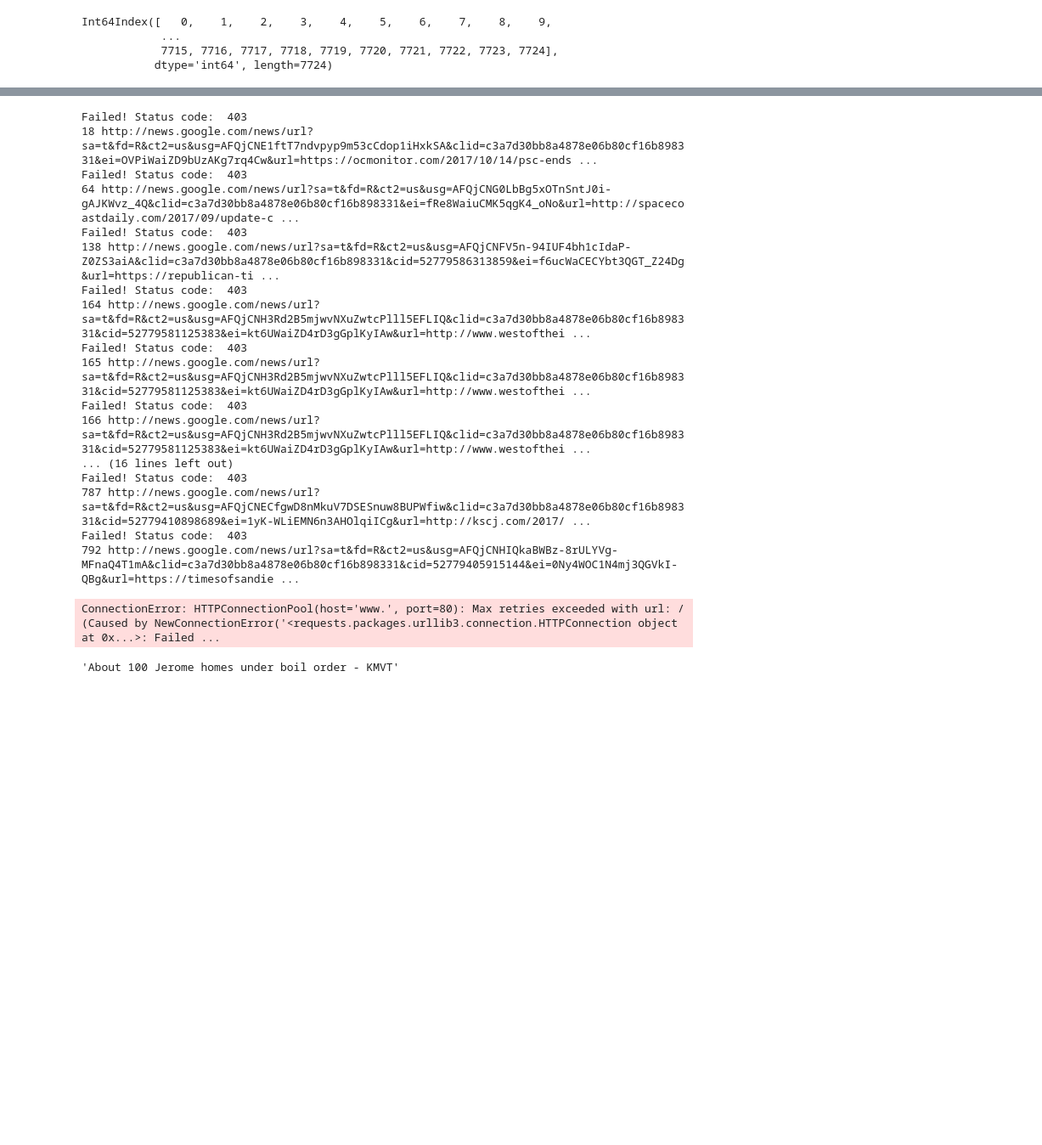
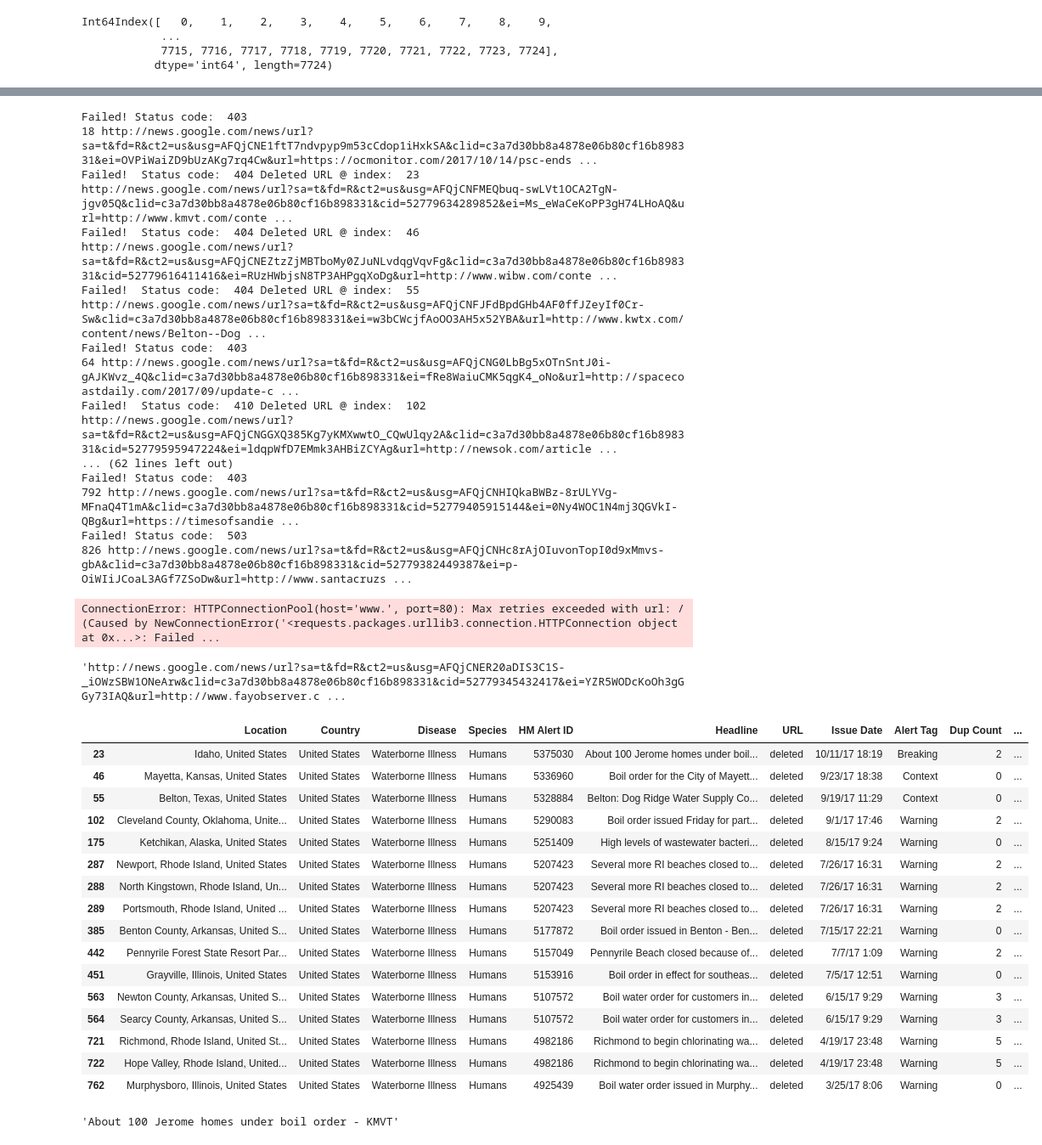
Before and after one commit to CMantell/Capstone---Boil-Order-Classifier, a Jupyter notebook: Capstone Project.ipynb, the cells around one changed output, grey strips where cells are left out. Shown at 85% size. Cells and saved outputs as stored; diff of their text form; code cells hidden in the pictures; blank space fills up the shorter version.

```diff
--- a/Capstone Project.ipynb
+++ b/Capstone Project.ipynb
@@ -381,18 +381,18 @@ soups = {}
 counter = 0
 for index, url in enumerate(df.URL):
     res = requests.get(url)
+    counter += 1
     if res.status_code == 404 or res.status_code == 410:
         df.at[index, 'URL'] = 'deleted'
+        print('Failed!  Status code: ', res.status_code, 'Deleted URL @ index: ', index)
+        print(url)
     elif res.status_code != 200:
         print('Failed! Status code: ', res.status_code)
         print(index, url)
-        continue
     else:
-        pass
-    soup = BeautifulSoup(res.content, 'lxml')
-    soups[index] = soup
-    counter += 1
-    time.sleep(1)
+        soup = BeautifulSoup(res.content, 'lxml')
+        soups[index] = soup
+        time.sleep(1)
     if counter % 1000 == 0:
         print(counter)
         print(len(soups))
@@ -401,19 +401,25 @@ for index, url in enumerate(df.URL):
 # %% [output]
 Failed! Status code:  403
 18 http://news.google.com/news/url?sa=t&fd=R&ct2=us&usg=AFQjCNE1ftT7ndvpyp9m53cCdop1iHxkSA&clid=c3a7d30bb8a4878e06b80cf16b898331&ei=OVPiWaiZD9bUzAKg7rq4Cw&url=https://ocmonitor.com/2017/10/14/psc-ends ...
+Failed!  Status code:  404 Deleted URL @ index:  23
+http://news.google.com/news/url?sa=t&fd=R&ct2=us&usg=AFQjCNFMEQbuq-swLVt1OCA2TgN-jgv05Q&clid=c3a7d30bb8a4878e06b80cf16b898331&cid=52779634289852&ei=Ms_eWaCeKoPP3gH74LHoAQ&url=http://www.kmvt.com/conte ...
+Failed!  Status code:  404 Deleted URL @ index:  46
+http://news.google.com/news/url?sa=t&fd=R&ct2=us&usg=AFQjCNEZtzZjMBTboMy0ZJuNLvdqgVqvFg&clid=c3a7d30bb8a4878e06b80cf16b898331&cid=52779616411416&ei=RUzHWbjsN8TP3AHPgqXoDg&url=http://www.wibw.com/conte ...
+Failed!  Status code:  404 Deleted URL @ index:  55
+http://news.google.com/news/url?sa=t&fd=R&ct2=us&usg=AFQjCNFJFdBpdGHb4AF0ffJZeyIf0Cr-Sw&clid=c3a7d30bb8a4878e06b80cf16b898331&ei=w3bCWcjfAoOO3AH5x52YBA&url=http://www.kwtx.com/content/news/Belton--Dog ...
 Failed! Status code:  403
 64 http://news.google.com/news/url?sa=t&fd=R&ct2=us&usg=AFQjCNG0LbBg5xOTnSntJ0i-gAJKWvz_4Q&clid=c3a7d30bb8a4878e06b80cf16b898331&ei=fRe8WaiuCMK5qgK4_oNo&url=http://spacecoastdaily.com/2017/09/update-c ...
-Failed! Status code:  403
-138 http://news.google.com/news/url?sa=t&fd=R&ct2=us&usg=AFQjCNFV5n-94IUF4bh1cIdaP-Z0ZS3aiA&clid=c3a7d30bb8a4878e06b80cf16b898331&cid=52779586313859&ei=f6ucWaCECYbt3QGT_Z24Dg&url=https://republican-ti ...
-Failed! Status code:  403
-164 http://news.google.com/news/url?sa=t&fd=R&ct2=us&usg=AFQjCNH3Rd2B5mjwvNXuZwtcPlll5EFLIQ&clid=c3a7d30bb8a4878e06b80cf16b898331&cid=52779581125383&ei=kt6UWaiZD4rD3gGplKyIAw&url=http://www.westofthei ...
-Failed! Status code:  403
-165 http://news.google.com/news/url?sa=t&fd=R&ct2=us&usg=AFQjCNH3Rd2B5mjwvNXuZwtcPlll5EFLIQ&clid=c3a7d30bb8a4878e06b80cf16b898331&cid=52779581125383&ei=kt6UWaiZD4rD3gGplKyIAw&url=http://www.westofthei ...
-Failed! Status code:  403
-166 http://news.google.com/news/url?sa=t&fd=R&ct2=us&usg=AFQjCNH3Rd2B5mjwvNXuZwtcPlll5EFLIQ&clid=c3a7d30bb8a4878e06b80cf16b898331&cid=52779581125383&ei=kt6UWaiZD4rD3gGplKyIAw&url=http://www.westofthei ...
-... (16 lines left out)
-Failed! Status code:  403
-787 http://news.google.com/news/url?sa=t&fd=R&ct2=us&usg=AFQjCNECfgwD8nMkuV7DSESnuw8BUPWfiw&clid=c3a7d30bb8a4878e06b80cf16b898331&cid=52779410898689&ei=1yK-WLiEMN6n3AHOlqiICg&url=http://kscj.com/2017/ ...
+Failed!  Status code:  410 Deleted URL @ index:  102
+http://news.google.com/news/url?sa=t&fd=R&ct2=us&usg=AFQjCNGGXQ385Kg7yKMXwwtO_CQwUlqy2A&clid=c3a7d30bb8a4878e06b80cf16b898331&cid=52779595947224&ei=ldqpWfD7EMmk3AHBiZCYAg&url=http://newsok.com/article ...
+... (62 lines left out)
 Failed! Status code:  403
 792 http://news.google.com/news/url?sa=t&fd=R&ct2=us&usg=AFQjCNHIQkaBWBz-8rULYVg-MFnaQ4T1mA&clid=c3a7d30bb8a4878e06b80cf16b898331&cid=52779405915144&ei=0Ny4WOC1N4mj3QGVkI-QBg&url=https://timesofsandie ...
+Failed! Status code:  503
+826 http://news.google.com/news/url?sa=t&fd=R&ct2=us&usg=AFQjCNHc8rAjOIuvonTopI0d9xMmvs-gbA&clid=c3a7d30bb8a4878e06b80cf16b898331&cid=52779382449387&ei=p-OiWIiJCoaL3AGf7ZSoDw&url=http://www.santacruzs ...
 ConnectionError: HTTPConnectionPool(host='www.', port=80): Max retries exceeded with url: / (Caused by NewConnectionError('<requests.packages.urllib3.connection.HTTPConnection object at 0x...>: Failed ...
+# %%
+#check index 873 - failed - max retries?
+# Found DNS address can't be reached.  Gives this url: http://www./#2/67672274-3a3c-5d7c-8d5d-7755ad88fbce.html
+df.URL[873]
+# %% [output]
+'http://news.google.com/news/url?sa=t&fd=R&ct2=us&usg=AFQjCNER20aDIS3C1S-_iOWzSBW1ONeArw&clid=c3a7d30bb8a4878e06b80cf16b898331&cid=52779345432417&ei=YZR5WODcKoOh3gGGy73IAQ&url=http://www.fayobserver.c ...
@@ -419,0 +432,20 @@ ConnectionError: HTTPConnectionPool(host='www.', port=80): Max retries exceeded
+# %%
+df.loc[(df['URL'] == 'deleted')]
+# %% [output]
+|  | Location | Country | Disease | Species | HM Alert ID | Headline | URL | Issue Date | Alert Tag | Dup Count | ... |
+| 23 | Idaho, United States | United States | Waterborne Illness | Humans | 5375030 | About 100 Jerome homes under boil... | deleted | 10/11/17 18:19 | Breaking | 2 | ... |
+| 46 | Mayetta, Kansas, United States | United States | Waterborne Illness | Humans | 5336960 | Boil order for the City of Mayett... | deleted | 9/23/17 18:38 | Context | 0 | ... |
+| 55 | Belton, Texas, United States | United States | Waterborne Illness | Humans | 5328884 | Belton: Dog Ridge Water Supply Co... | deleted | 9/19/17 11:29 | Context | 0 | ... |
+| 102 | Cleveland County, Oklahoma, Unite... | United States | Waterborne Illness | Humans | 5290083 | Boil order issued Friday for part... | deleted | 9/1/17 17:46 | Warning | 2 | ... |
+| 175 | Ketchikan, Alaska, United States | United States | Waterborne Illness | Humans | 5251409 | High levels of wastewater bacteri... | deleted | 8/15/17 9:24 | Warning | 0 | ... |
+| 287 | Newport, Rhode Island, United States | United States | Waterborne Illness | Humans | 5207423 | Several more RI beaches closed to... | deleted | 7/26/17 16:31 | Warning | 2 | ... |
+| 288 | North Kingstown, Rhode Island, Un... | United States | Waterborne Illness | Humans | 5207423 | Several more RI beaches closed to... | deleted | 7/26/17 16:31 | Warning | 2 | ... |
+| 289 | Portsmouth, Rhode Island, United ... | United States | Waterborne Illness | Humans | 5207423 | Several more RI beaches closed to... | deleted | 7/26/17 16:31 | Warning | 2 | ... |
+| 385 | Benton County, Arkansas, United S... | United States | Waterborne Illness | Humans | 5177872 | Boil order issued in Benton - Ben... | deleted | 7/15/17 22:21 | Warning | 0 | ... |
+| 442 | Pennyrile Forest State Resort Par... | United States | Waterborne Illness | Humans | 5157049 | Pennyrile Beach closed because of... | deleted | 7/7/17 1:09 | Warning | 2 | ... |
+| 451 | Grayville, Illinois, United States | United States | Waterborne Illness | Humans | 5153916 | Boil order in effect for southeas... | deleted | 7/5/17 12:51 | Warning | 0 | ... |
+| 563 | Newton County, Arkansas, United S... | United States | Waterborne Illness | Humans | 5107572 | Boil water order for customers in... | deleted | 6/15/17 9:29 | Warning | 3 | ... |
+| 564 | Searcy County, Arkansas, United S... | United States | Waterborne Illness | Humans | 5107572 | Boil water order for customers in... | deleted | 6/15/17 9:29 | Warning | 3 | ... |
+| 721 | Richmond, Rhode Island, United St... | United States | Waterborne Illness | Humans | 4982186 | Richmond to begin chlorinating wa... | deleted | 4/19/17 23:48 | Warning | 5 | ... |
+| 722 | Hope Valley, Rhode Island, United... | United States | Waterborne Illness | Humans | 4982186 | Richmond to begin chlorinating wa... | deleted | 4/19/17 23:48 | Warning | 5 | ... |
+| 762 | Murphysboro, Illinois, United States | United States | Waterborne Illness | Humans | 4925439 | Boil water order issued in Murphy... | deleted | 3/25/17 8:06 | Warning | 0 | ... |
```
Also changed, not shown: parts of 20 cells of this notebook, 3 other files.
